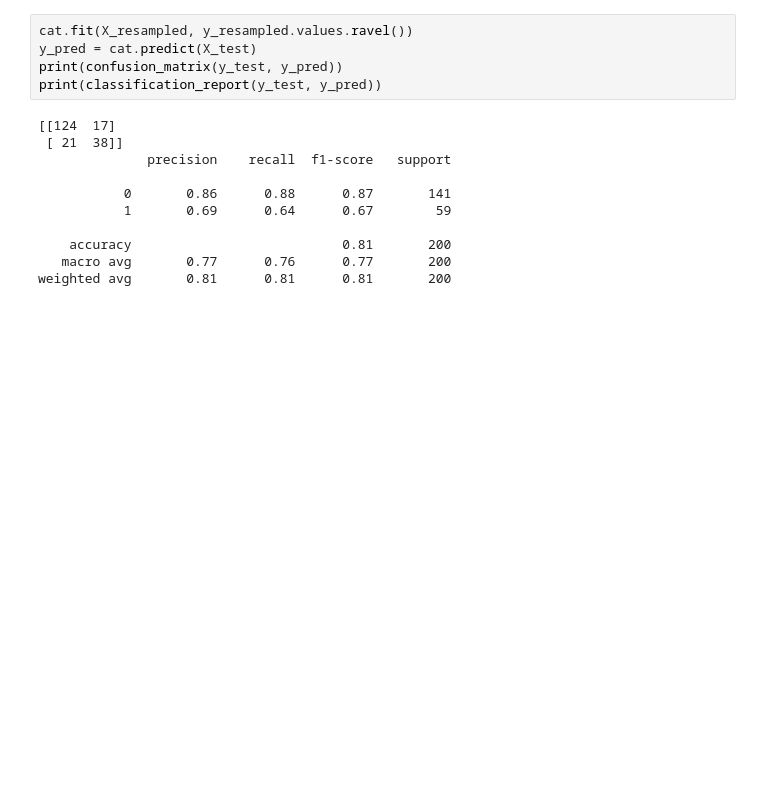
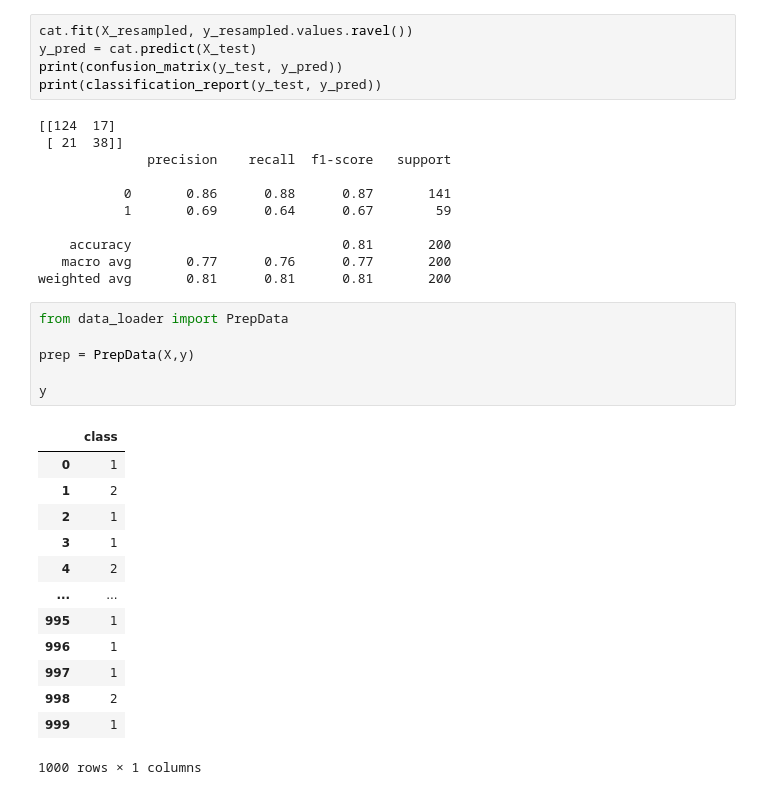
Before and after one commit to ubicilembusaparua/practice_credit-risk, a Jupyter notebook: main.ipynb, the cells around one changed output. Drawn from its saved outputs; the diff is of its cells as text; blank space fills up the shorter version.

Commit message:
create data_loader class and model clas

```diff
--- a/main.ipynb
+++ b/main.ipynb
@@ -289,3 +289,23 @@ print(classification_report(y_test, y_pred))
     accuracy                           0.81       200
    macro avg       0.77      0.76      0.77       200
 weighted avg       0.81      0.81      0.81       200
+# %%
+from data_loader import PrepData
+
+prep = PrepData(X,y)
+
+y
+# %% [output]
+|  | class |
+| 0 | 1 |
+| 1 | 2 |
+| 2 | 1 |
+| 3 | 1 |
+| 4 | 2 |
+| ... | ... |
+| 995 | 1 |
+| 996 | 1 |
+| 997 | 1 |
+| 998 | 2 |
+| 999 | 1 |
+1000 rows × 1 columns
```
Also changed, not shown: 3 other files.
